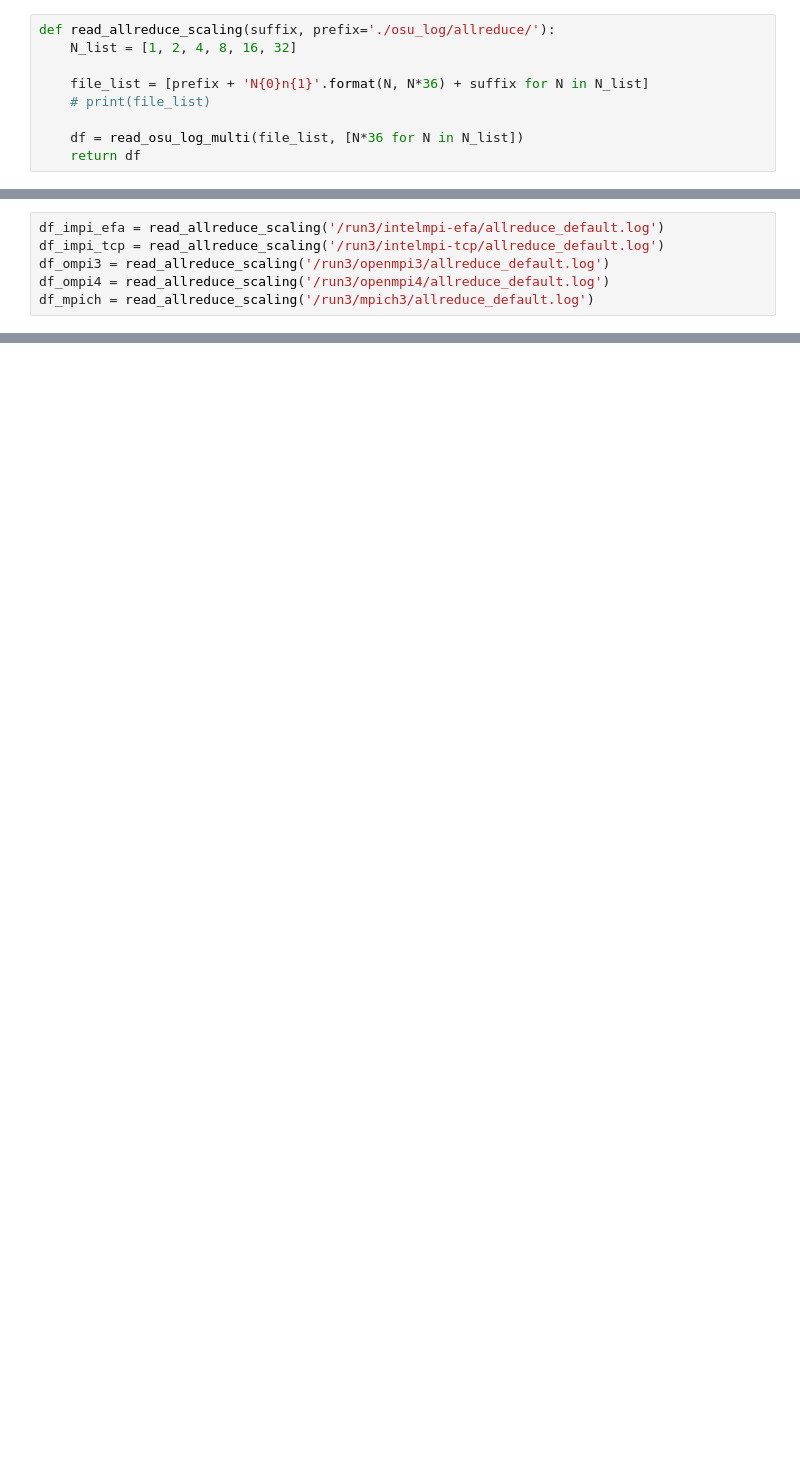
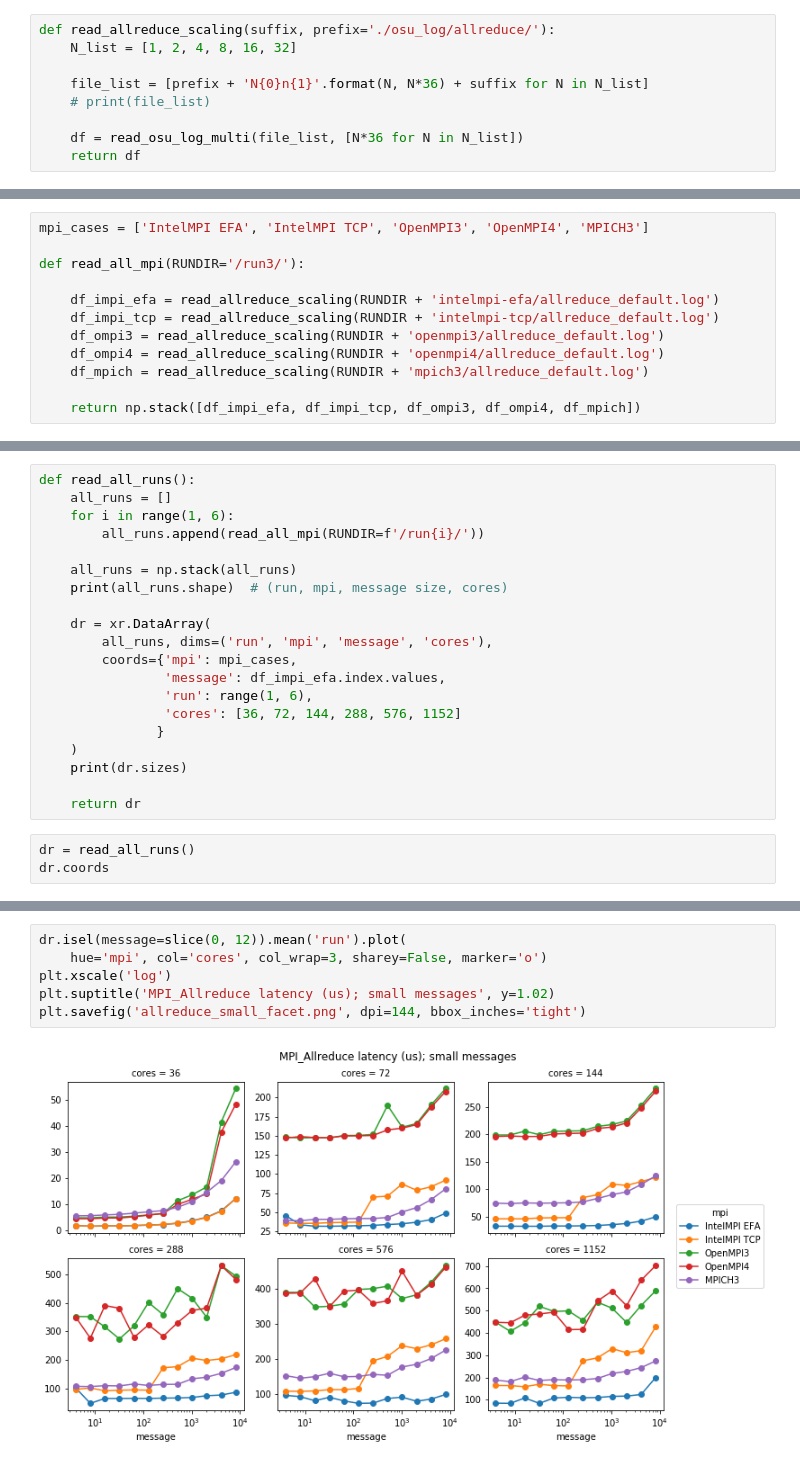
Before and after one commit to JiaweiZhuang/aws-mpi-benchmark, a Jupyter notebook: notebooks/allreduce_scaling.ipynb, the cells around one changed output, grey strips where cells are left out. Cells and saved outputs as stored; diff of their text form; blank space fills up the shorter version.

Commit message:
Polish bcast and allreduce scaling plots (AWS-only, no comparison)

```diff
--- a/notebooks/allreduce_scaling.ipynb
+++ b/notebooks/allreduce_scaling.ipynb
@@ -22,6 +45,12 @@ def read_allreduce_scaling(suffix, prefix='./osu_log/allreduce/'):
 # %%
-df_impi_efa = read_allreduce_scaling('/run3/intelmpi-efa/allreduce_default.log')
-df_impi_tcp = read_allreduce_scaling('/run3/intelmpi-tcp/allreduce_default.log')
-df_ompi3 = read_allreduce_scaling('/run3/openmpi3/allreduce_default.log')
-df_ompi4 = read_allreduce_scaling('/run3/openmpi4/allreduce_default.log')
-df_mpich = read_allreduce_scaling('/run3/mpich3/allreduce_default.log')
+mpi_cases = ['IntelMPI EFA', 'IntelMPI TCP', 'OpenMPI3', 'OpenMPI4', 'MPICH3']
+
+def read_all_mpi(RUNDIR='/run3/'):
+
+    df_impi_efa = read_allreduce_scaling(RUNDIR + 'intelmpi-efa/allreduce_default.log')
+    df_impi_tcp = read_allreduce_scaling(RUNDIR + 'intelmpi-tcp/allreduce_default.log')
+    df_ompi3 = read_allreduce_scaling(RUNDIR + 'openmpi3/allreduce_default.log')
+    df_ompi4 = read_allreduce_scaling(RUNDIR + 'openmpi4/allreduce_default.log')
+    df_mpich = read_allreduce_scaling(RUNDIR + 'mpich3/allreduce_default.log')
+
+    return np.stack([df_impi_efa, df_impi_tcp, df_ompi3, df_ompi4, df_mpich])
@@ -52,0 +61,23 @@ plt.savefig('allreduce_scaling.png', dpi=144, bbox_inches='tight')
+# %%
+def read_all_runs():
+    all_runs = []
+    for i in range(1, 6):
+        all_runs.append(read_all_mpi(RUNDIR=f'/run{i}/'))
+
+    all_runs = np.stack(all_runs)
+    print(all_runs.shape)  # (run, mpi, message size, cores)
+
+    dr = xr.DataArray(
+        all_runs, dims=('run', 'mpi', 'message', 'cores'),
+        coords={'mpi': mpi_cases,
+                'message': df_impi_efa.index.values,
+                'run': range(1, 6),
+                'cores': [36, 72, 144, 288, 576, 1152]
+               }
+    )
+    print(dr.sizes)
+
+    return dr
+# %%
+dr = read_all_runs()
+dr.coords
@@ -52,0 +94,8 @@ plt.savefig('allreduce_scaling.png', dpi=144, bbox_inches='tight')
+# %%
+dr.isel(message=slice(0, 12)).mean('run').plot(
+    hue='mpi', col='cores', col_wrap=3, sharey=False, marker='o')
+plt.xscale('log')
+plt.suptitle('MPI_Allreduce latency (us); small messages', y=1.02)
+plt.savefig('allreduce_small_facet.png', dpi=144, bbox_inches='tight')
+# %% [output]
+[figure, added]
```
Also changed, not shown: parts of 11 cells of this notebook, 1 other file.
